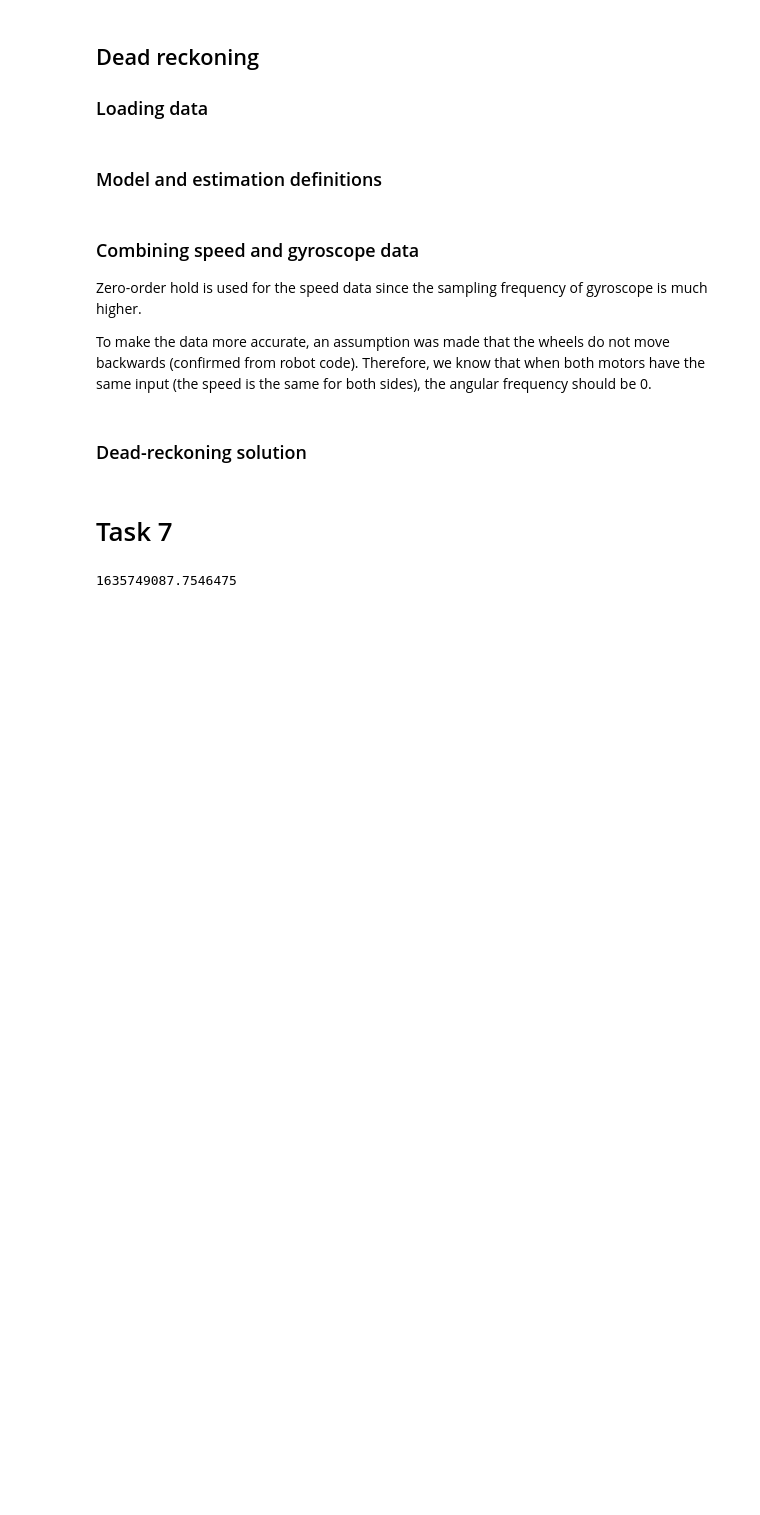
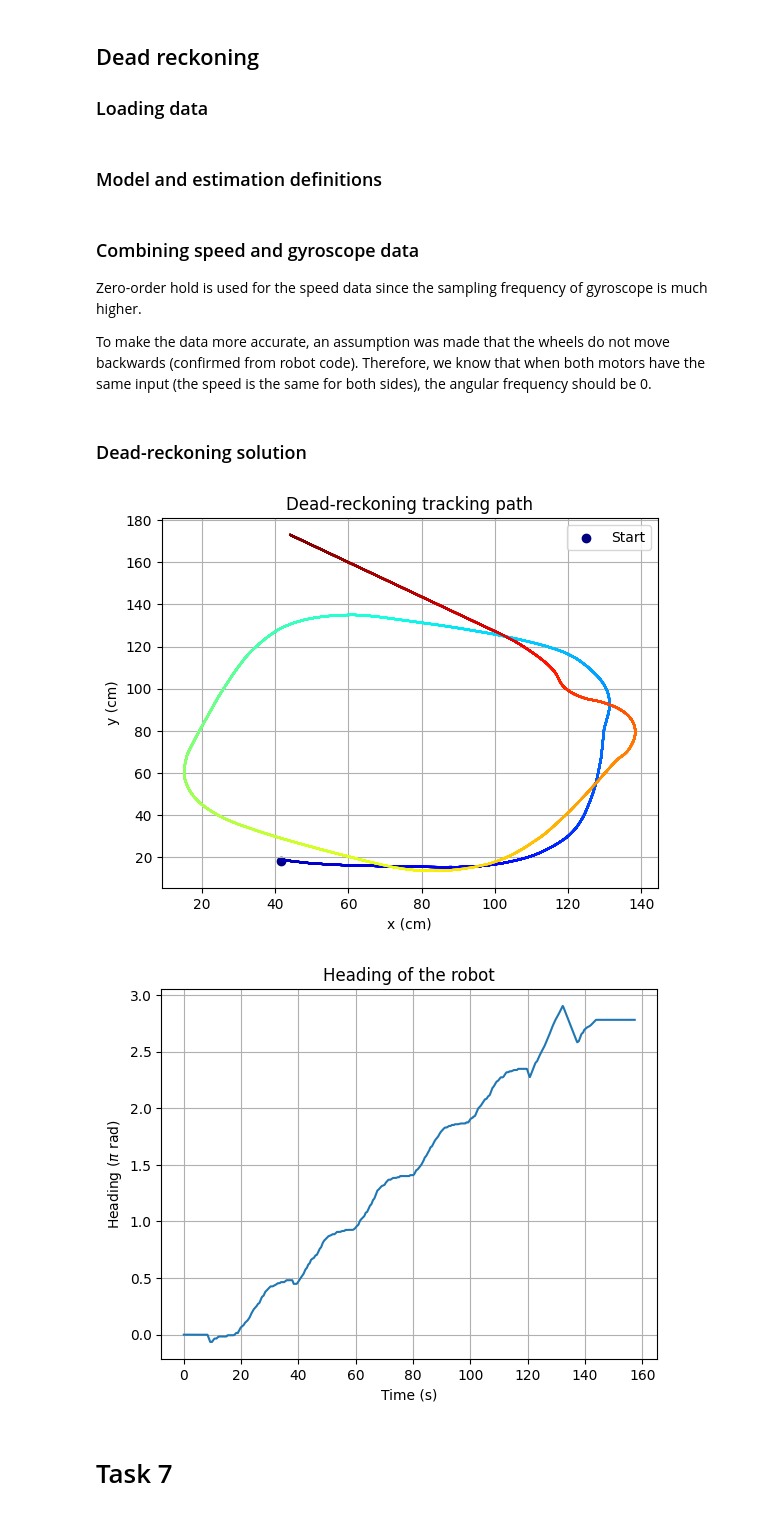
Before and after one commit to davidoroian/bsf_part_two, a Jupyter notebook: src/Task6.ipynb, the cells around one changed output. Cells and saved outputs as stored; diff of their text form; code cells hidden in the pictures; blank space fills up the shorter version.

Commit message:
Task7 implementation

```diff
--- a/src/Task6.ipynb
+++ b/src/Task6.ipynb
@@ -139,41 +144,44 @@ for i, speed in enumerate(robot_speed_estimates):
 ### Dead-reckoning solution
 # %%
 
-x_robot_0 = np.array([0.417,0.185,0])
+x_robot_0 = np.array([41.7,18.5,0])
 # dead_reckoning = Euler_method(f_robot, u_robot, x_robot_0, gyro_time)
 dead_reckoning = linearization_solution(f_robot,
                                   dead_reconing_jacobian,
                                   gyro_time,
                                   x_robot_0,
                                   u_robot)
 
 
-# x = dead_reckoning[:,0]
-# y = dead_reckoning[:,1]
+x = dead_reckoning[:,0]
+y = dead_reckoning[:,1]
 
-# MAP = 'jet'
-# NPOINTS = len(x)
+MAP = 'jet'
+NPOINTS = len(x)
 
-# fig = plt.figure()
-# ax1 = fig.add_subplot(111)
-# cm = plt.get_cmap(MAP)
-# for i in range(10):
-#     ax1.set_prop_cycle('color',[cm(1.0*i/(NPOINTS-1)) for i in range(NPOINTS-1)])
-#     for i in range(NPOINTS-1):
-#         plt.plot(x[i:i+2],y[i:i+2])
-# plt.title("Dead-reckoning tracking path")
-# plt.xlabel('x (m)')
-# plt.ylabel('y (m)')
-# plt.scatter(x[0],y[0]).set_label('Start')
-# plt.legend()
-# plt.grid()
+fig = plt.figure()
+ax1 = fig.add_subplot(111)
+cm = plt.get_cmap(MAP)
+for i in range(10):
+    ax1.set_prop_cycle('color',[cm(1.0*i/(NPOINTS-1)) for i in range(NPOINTS-1)])
+    for i in range(NPOINTS-1):
+        plt.plot(x[i:i+2],y[i:i+2])
+plt.title("Dead-reckoning tracking path")
+plt.xlabel('x (cm)')
+plt.ylabel('y (cm)')
+plt.scatter(x[0],y[0]).set_label('Start')
+plt.legend()
+plt.grid()
 
-# plt.figure()
-# plt.plot(gyro_time-gyro_time[0],dead_reckoning[:,2]/np.pi)
-# plt.title("Heading of the robot")
-# plt.xlabel("Time (s)")
-# plt.ylabel("Heading ($\\pi$ rad)")
-# plt.grid()
+plt.figure()
+plt.plot(gyro_time-gyro_time[0],dead_reckoning[:,2]/np.pi)
+plt.title("Heading of the robot")
+plt.xlabel("Time (s)")
+plt.ylabel("Heading ($\\pi$ rad)")
+plt.grid()
+# %% [output]
+[figure, added]
+[figure, added]
 # %% [markdown]
 # Task 7
 # %%
@@ -221,6 +229,7 @@ y = []
 timestamp = camera_df['timestamp'][0]
 change_timestamp = False
 current_qr_codes = []
+localization_collection = []
 for index, row in camera_df.iterrows():
     if row['timestamp'] == timestamp:
         for qr in qr_codes:
@@ -230,6 +239,7 @@ for index, row in camera_df.iterrows():
                 current_qr_codes.append(qr)
     else:
         localization = Localization(h0=11.5, path="../data/task3/camera_module_calibration_task3.csv", qr_codes=current_qr_codes, distance_bias=6.7)
+        localization_collection.append(localization)
         current_qr_codes = []
         timestamp = row['timestamp']
         for qr in qr_codes:
@@ -237,18 +247,7 @@ for index, row in camera_df.iterrows():
             if row['qr_code'] == qr.id:
                 qr.add_measurement(Measurement(row['timestamp'], row['cx'], row['height']))
                 current_qr_codes.append(qr)
-    if index == len(camera_df)-1:
+    if index == len(camera_df)-1 and row['timestamp'] != timestamp:
         localization = Localization(h0=11.5, path="../data/task3/camera_module_calibration_task3.csv", qr_codes=current_qr_codes, distance_bias=6.7)
-
-
-
-
-
-# localization.calibrate("../data/task5/camera_localization_task5.csv")
-
-
-
-# localization.localize(iteration_end=10, x_0=[55, 25, 70*np.pi/180])
+        localization_collection.append(localization)
-# %% [output]
-1635749087.7546475
 # %%
```
Also changed, not shown: parts of 3 cells of this notebook, 1 other file.
